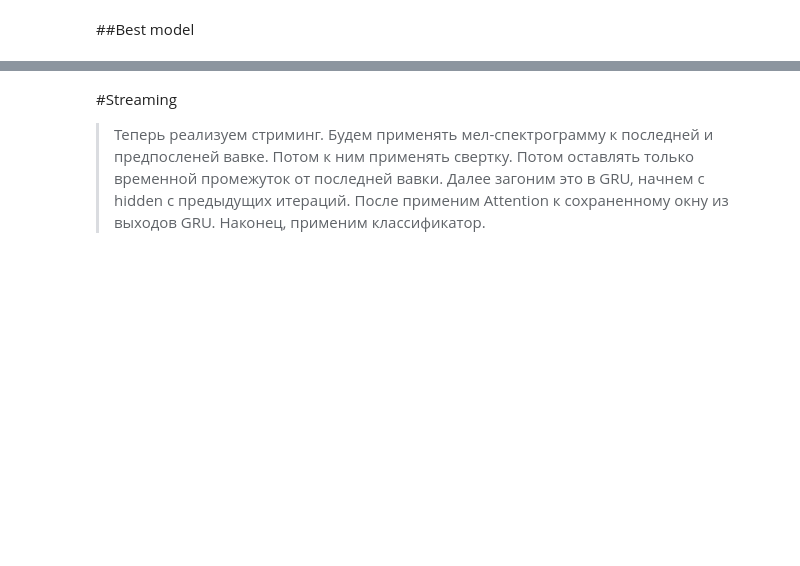
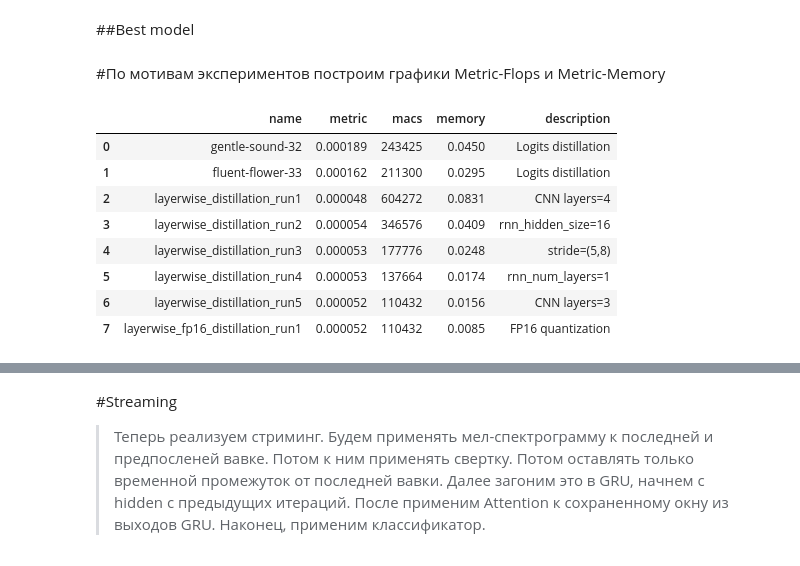
Before and after one commit to mak-corp/kws_project, a Jupyter notebook: notebook.ipynb, the cells around one changed output, grey strips where cells are left out. Cells and saved outputs as stored; diff of their text form; code cells hidden in the pictures; blank space fills up the shorter version.

```diff
--- a/notebook.ipynb
+++ b/notebook.ipynb
@@ -1230,3 +1230,27 @@ def get_fp16_compressed_model():
 def get_fp16_compressed_crnn():
     model = get_fp16_compressed_model()
     return model.student.crnn
+# %% [markdown]
+#По мотивам экспериментов построим графики Metric-Flops и Metric-Memory
+# %%
+experiments = pd.DataFrame([
+    ("gentle-sound-32", 0.0001894, 243425, 0.0450, "Logits distillation"),
+    ("fluent-flower-33", 0.0001624, 211300, 0.0295, "Logits distillation"),
+    ("layerwise_distillation_run1", 0.00004838, 604272, 0.0831, "CNN layers=4"),
+    ("layerwise_distillation_run2", 0.00005408, 346576, 0.0409, "rnn_hidden_size=16"),
+    ("layerwise_distillation_run3", 0.00005311, 177776, 0.0248, "stride=(5,8)"),
+    ("layerwise_distillation_run4", 0.00005253, 137664, 0.0174, "rnn_num_layers=1"),
+    ("layerwise_distillation_run5", 0.00005199, 110432, 0.0156, "CNN layers=3"),
+    ("layerwise_fp16_distillation_run1", 0.00005225, 110432, 0.0085, "FP16 quantization"),
+], columns=["name", "metric", "macs", "memory", "description"])
+experiments
+# %% [output]
+|  | name | metric | macs | memory | description |
+| 0 | gentle-sound-32 | 0.000189 | 243425 | 0.0450 | Logits distillation |
+| 1 | fluent-flower-33 | 0.000162 | 211300 | 0.0295 | Logits distillation |
+| 2 | layerwise_distillation_run1 | 0.000048 | 604272 | 0.0831 | CNN layers=4 |
+| 3 | layerwise_distillation_run2 | 0.000054 | 346576 | 0.0409 | rnn_hidden_size=16 |
+| 4 | layerwise_distillation_run3 | 0.000053 | 177776 | 0.0248 | stride=(5,8) |
+| 5 | layerwise_distillation_run4 | 0.000053 | 137664 | 0.0174 | rnn_num_layers=1 |
+| 6 | layerwise_distillation_run5 | 0.000052 | 110432 | 0.0156 | CNN layers=3 |
+| 7 | layerwise_fp16_distillation_run1 | 0.000052 | 110432 | 0.0085 | FP16 quantization |
```
Also changed, not shown: parts of 3 cells of this notebook.
